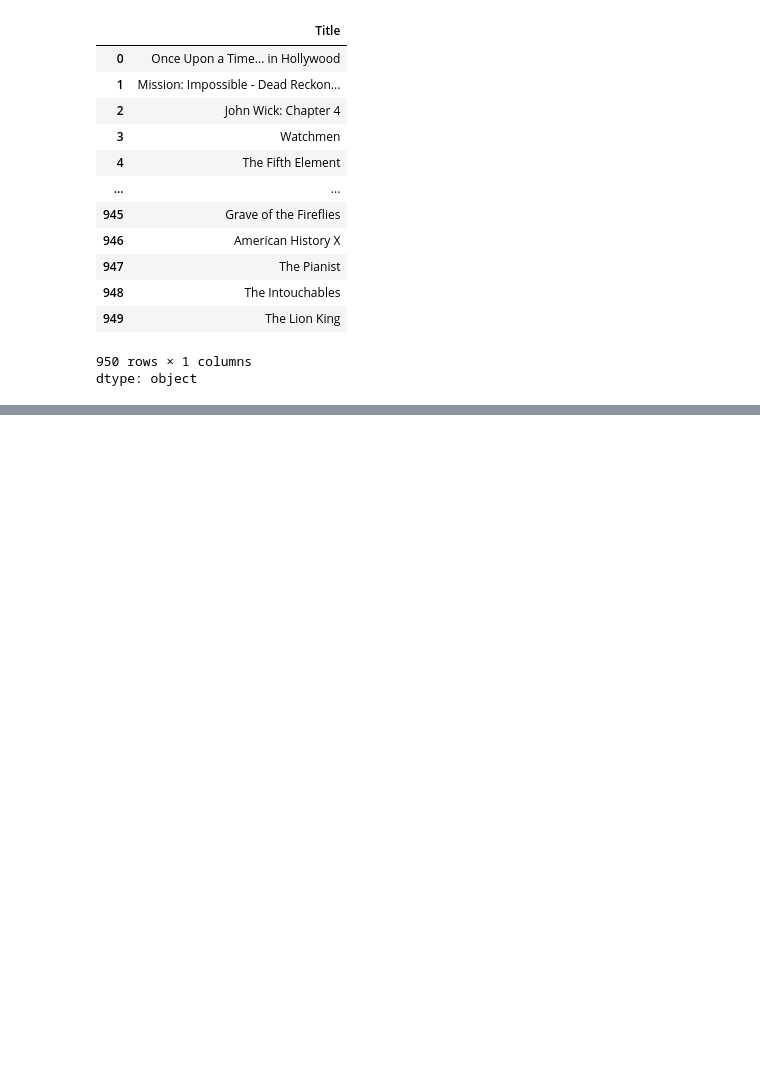
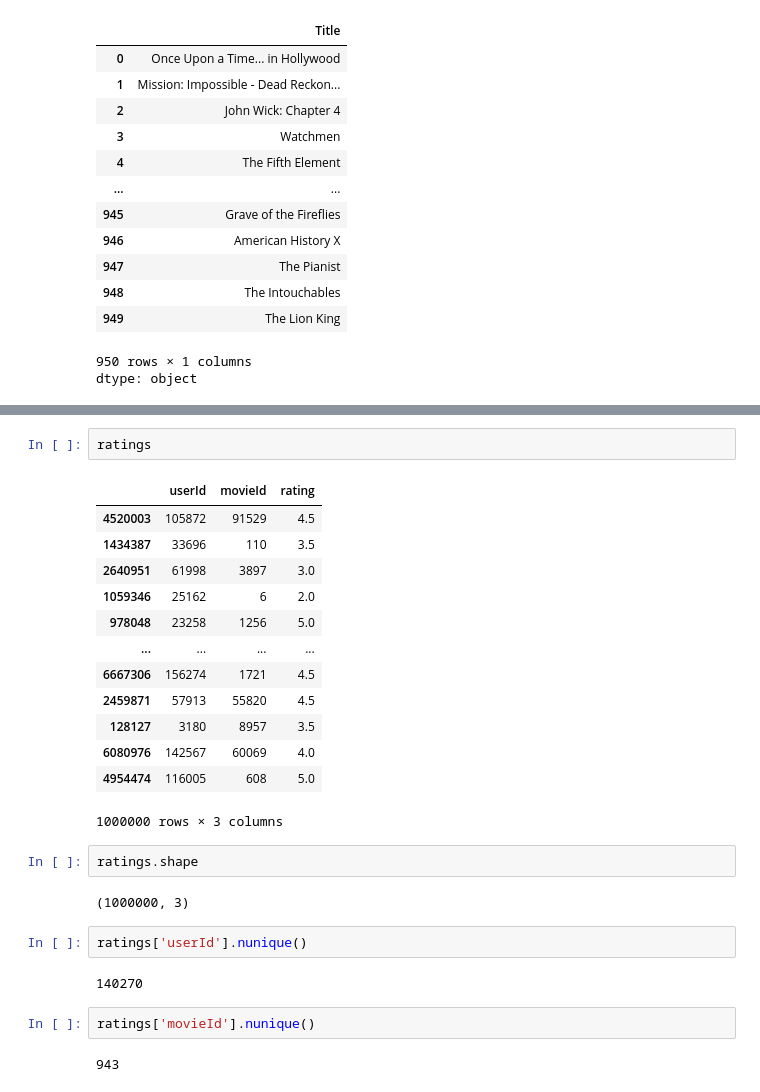
Before and after one commit to submaps/recsys_workshop, a Jupyter notebook: intro.ipynb, the cells around one changed output, grey strips where cells are left out. Drawn from its saved outputs; the diff is of its cells as text; blank space fills up the shorter version.

```diff
--- a/intro.ipynb
+++ b/intro.ipynb
@@ -438,0 +552,28 @@ dtype: object
+# %%
+ratings
+# %% [output]
+|  | userId | movieId | rating |
+| 4520003 | 105872 | 91529 | 4.5 |
+| 1434387 | 33696 | 110 | 3.5 |
+| 2640951 | 61998 | 3897 | 3.0 |
+| 1059346 | 25162 | 6 | 2.0 |
+| 978048 | 23258 | 1256 | 5.0 |
+| ... | ... | ... | ... |
+| 6667306 | 156274 | 1721 | 4.5 |
+| 2459871 | 57913 | 55820 | 4.5 |
+| 128127 | 3180 | 8957 | 3.5 |
+| 6080976 | 142567 | 60069 | 4.0 |
+| 4954474 | 116005 | 608 | 5.0 |
+1000000 rows × 3 columns
+# %%
+ratings.shape
+# %% [output]
+(1000000, 3)
+# %%
+ratings['userId'].nunique()
+# %% [output]
+140270
+# %%
+ratings['movieId'].nunique()
+# %% [output]
+943
```
Also changed, not shown: parts of 35 cells of this notebook.
